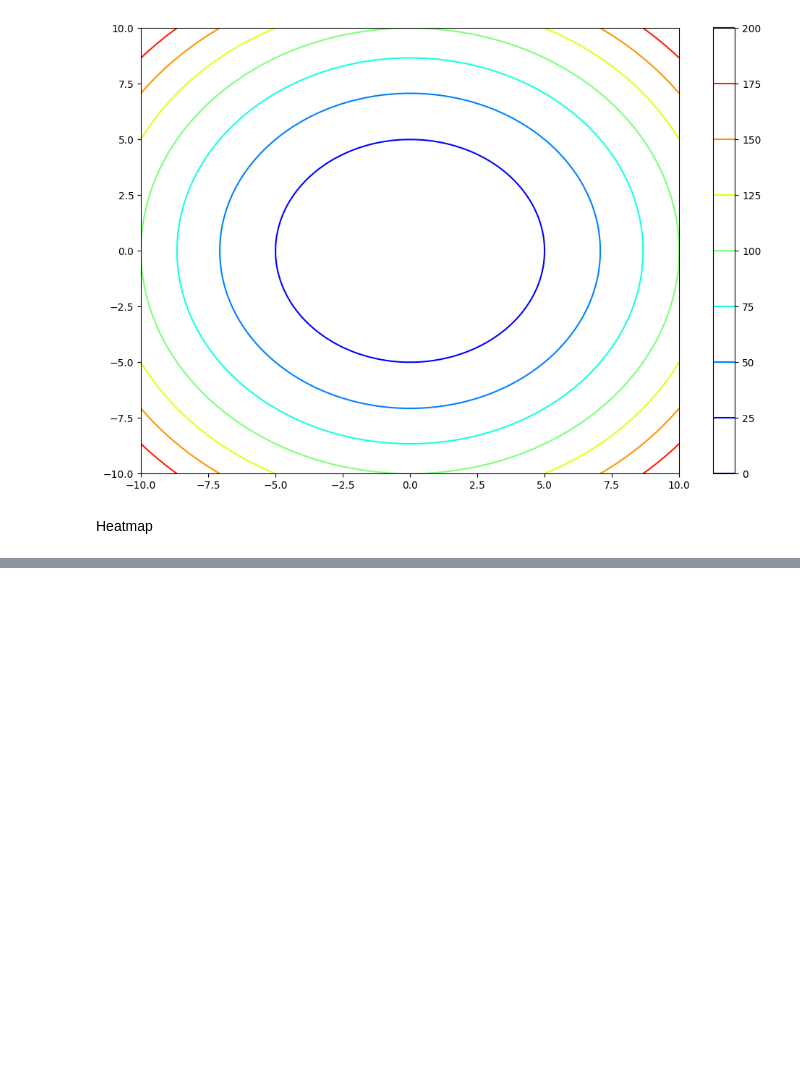
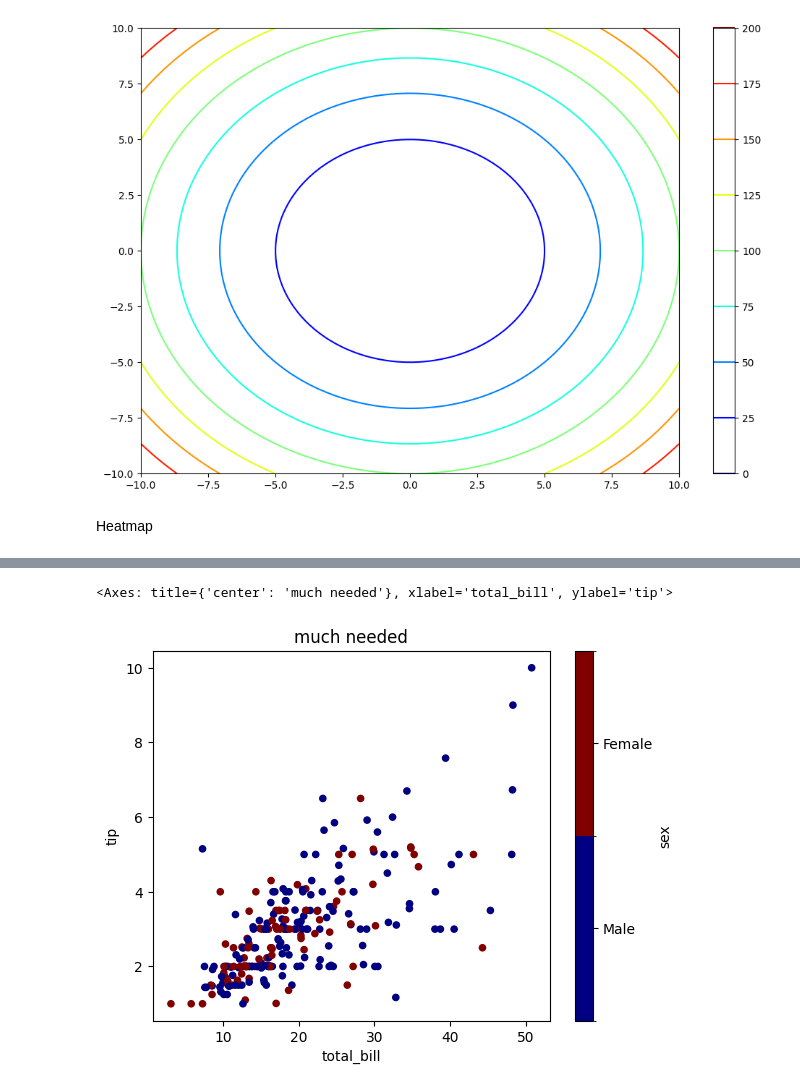
Before and after one commit to Prathambiradr12345/Machine-_learning, a Jupyter notebook: AdvancedMatplotlib.ipynb, the cells around one changed output, grey strips where cells are left out. Saved outputs shown, nothing was run; the diff lists cells and outputs as text; code cells hidden in the pictures; blank space fills up the shorter version.

```diff
--- a/AdvancedMatplotlib.ipynb
+++ b/AdvancedMatplotlib.ipynb
@@ -319,0 +330,4 @@ plt.colorbar()
+# %%
+import seaborn as sns
+tips=sns.load_dataset('tips')
+tips
@@ -319,0 +357,6 @@ plt.colorbar()
+# %%
+#scatter plot
+tips.plot(kind='scatter',x='total_bill',y='tip',title='much needed',c='sex',cmap='jet')
+# %% [output]
+<Axes: title={'center': 'much needed'}, xlabel='total_bill', ylabel='tip'>
+[figure, added]
```
Also changed, not shown: parts of 21 cells of this notebook.
